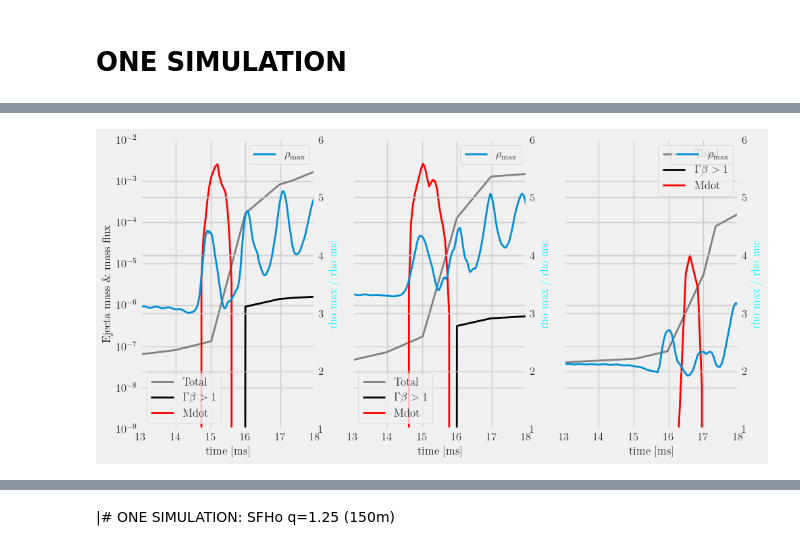
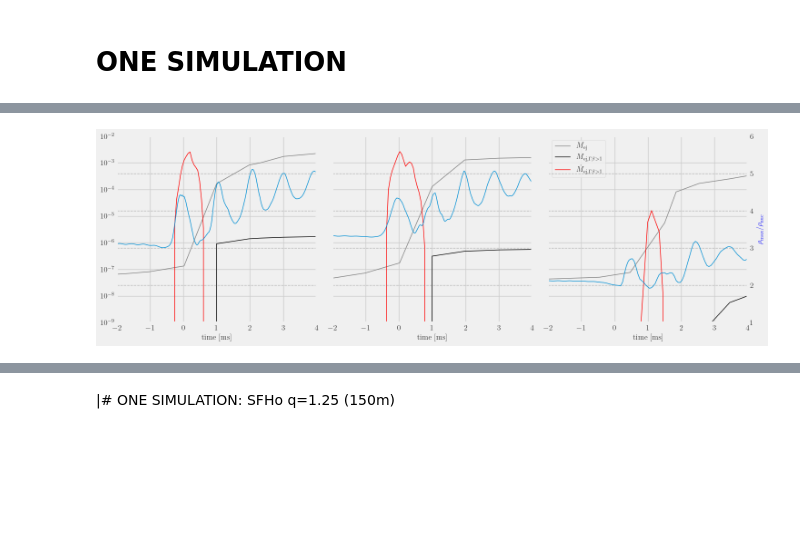
Before and after one commit to vsevolodnedora/PBA_projects, a Jupyter notebook: knafg/knafg_kenta/ejecta_analysis.ipynb, the cells around one changed output, grey strips where cells are left out. Saved outputs shown, nothing was run; the diff lists cells and outputs as text; code cells hidden in the pictures; blank space fills up the shorter version.

```diff
--- a/knafg/knafg_kenta/ejecta_analysis.ipynb
+++ b/knafg/knafg_kenta/ejecta_analysis.ipynb
@@ -413,51 +453,60 @@ plot_rho_mdot_rext([SIMULATIONS["SFHo_13_14_res150"],
 # %%
 # print(data.get_rext())
-def plot_mass_mdot_rho(sim_dics : list[dict], r=592, ylim=(1e-9, 1e-2), ylim2=(1,6), xlim=(13, 18)) -> None:
-    fig, axes = plt.subplots(ncols=len(sim_dics), nrows=1, sharey="all", figsize=(10,5))
+def plot_mass_mdot_rho(sim_dics : list[dict], r=592, ylim=(1e-9, 1e-2), ylim2=(1,6), xlim=(-2, 4), crit="fast") -> None:
+    fig, axes = plt.subplots(ncols=len(sim_dics), nrows=1, sharey="all", figsize=(15,5))
     for i, sim_dic in enumerate(sim_dics):
 
         ej_data = PBA.id_kenta.EjectaData(sim_dic["datadir"]+"ej_collated.h5",verbose=True)
         data = PBA.id_kenta.Data(fpath_rhomax=sim_dic["datadir"]+sim_dic["rhomax"],
                                  fpath_mdot=sim_dic["datadir"]+sim_dic["mdot_extract"])
 
+        tmerg = sim_dic["tmerg"]
         tret = get_tret(r=r) # ms
-        tret = get_tret_arr(r=r,vinf_ave0=data.df_mdot[f"vave_fast"]) # ms
+        tret = get_tret_arr(r=r,vinf_ave0=data.df_mdot[f"vave_{crit}"]) # ms
 
         ax = axes[i]
-        ax.plot(ej_data.getText(), ej_data.total_mass(), color="gray",label="Total", lw=2)
-        ax.plot(ej_data.getText(), ej_data.total_mass_vs_text(crit="fast"),color="black",label=r"$\Gamma\beta>1$", lw=2)
+        ax.plot(ej_data.getText()-tmerg, ej_data.total_mass(), color="gray",label=r"$M_{\rm ej}$", lw=1)
+        ax.plot(ej_data.getText()-tmerg, ej_data.total_mass_vs_text(crit=crit),color="black",label=r"$M_{{\rm ej}, \Gamma\beta>1}$", lw=1)
 
-        ax.plot(data.df_mdot["time"] - tret, data.df_mdot[f"mdot_fast_r{r}"],color="red", label=f"Mdot", lw=2)
+        ax.plot(data.df_mdot["time"] - tret - tmerg, data.df_mdot[f"mdot_{crit}_r{r}"],color="red", label=r"$\dot{M}_{{\rm ej}, \Gamma\beta>1}$", lw=1)
 
         if len(ylim) > 0: ax.set_ylim(*ylim)
         ax.set_yscale("log")
 
         ax2 = ax.twinx()
-        ax2.plot(data.df_rho["time"], data.df_rho[f"rho_max"],label=r"$\rho_{\rm max}$", lw=2)
+        ax2.plot(data.df_rho["time"] - tmerg, data.df_rho[f"rho_max"], lw=1)#,label=r"$\rho_{\rm max}$", lw=2)
         # data.df_rho.plot("time","rho_max",ax=ax2,color="green",label=r"$\rho_{\rm max}$")
         # data.df_mdot.plot("time","mdot_r481",ax=ax2,color="pink",label=r"$\dot{M}_{\rm ej}$")
         ax.set_yscale("log")
         ax.set_xlim(10,30)
         ax.set_xlabel("time [ms]",fontsize=12)
         # ax.set_ylabel("Ejecta mass \& mass flux", color="black",fontsize=12)
-        ax2.set_ylabel("rho max / rho nuc", color="cyan",fontsize=12)
-        ax.legend(fontsize=12)
+        #ax2.set_ylabel("rho max / rho nuc", color="navy",fontsize=12)
+
         ax.tick_params(labelsize=12)
         ax2.tick_params(labelsize=12)
-        ax2.legend(fontsize=12)
+        #ax2.legend(fontsize=12)
+        ax2.grid(color='gray',ls='--',alpha=.5)
+
         if len(ylim2) > 0: ax2.set_ylim(*ylim2)
         if len(ylim) > 0: ax.set_ylim(*ylim)
         if len(xlim) > 0 : ax.set_xlim(*xlim)
+
+        if i!=len(sim_dics)-1:
+            ax2.yaxis.set_ticklabels([])
+        else:
+            ax.legend(fontsize=12,loc='best')
         # ax.set_title()
-    axes[0].set_ylabel("Ejecta mass \& mass flux", color="black",fontsize=12)
+    #axes[0].set_ylabel("Ejecta mass \& mass flux", color="black",fontsize=12)
+    ax2.set_ylabel(r"$\rho_{\rm max}/\rho_{\rm nuc}$", color="blue",fontsize=12)
     plt.tight_layout()
     plt.savefig(figs+f"mdot_mej_rhomax.png",dpi=256)
     plt.show()
 plot_mass_mdot_rho([SIMULATIONS["SFHo_13_14_res150"],
                     SIMULATIONS["SFHo_12_15_res150_B15_HLLD"],
                     SIMULATIONS["BHBLp_135_135_res150"]])
 # %% [output]
-[figure, old version]
+[figure, new version]
 # %%
 # Sumamry
 def print_summary(sim_dics:list[dict]):
```
Also changed, not shown: parts of 12 cells of this notebook, 8 other files.
